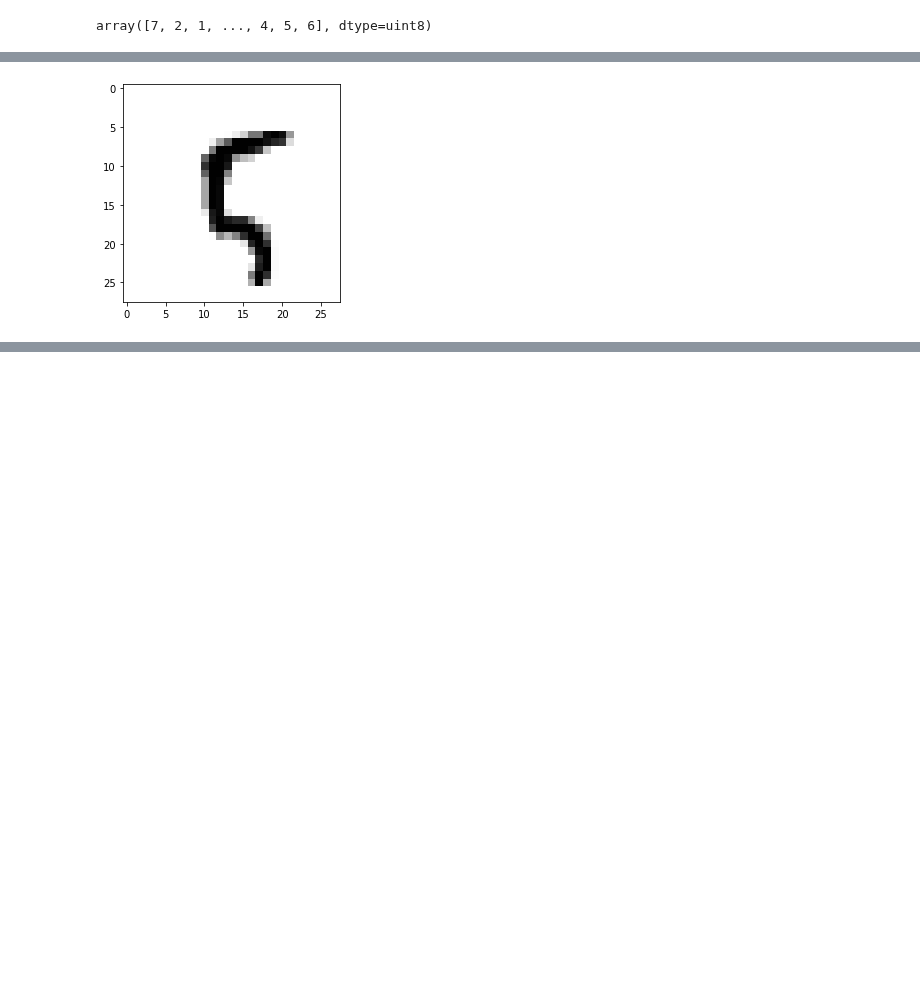
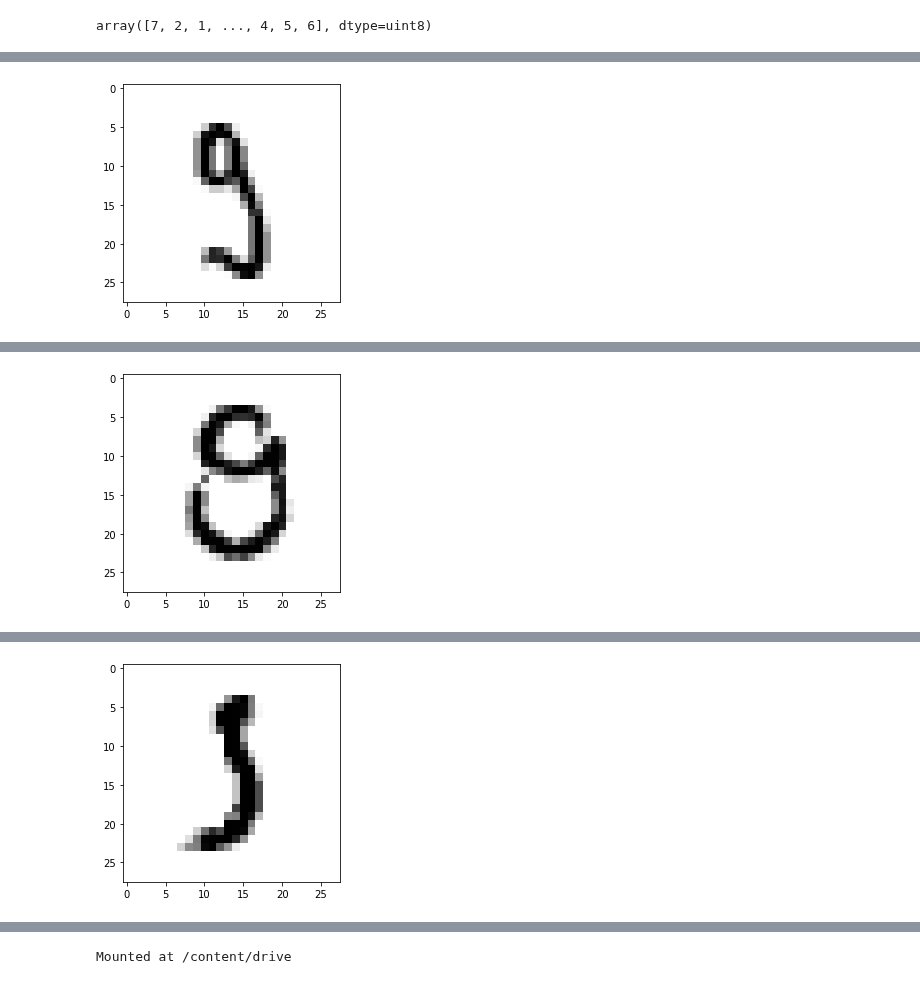
Before and after one commit to s4kh4rov/BMIL, a Jupyter notebook: task_1.ipynb, the cells around one changed output, grey strips where cells are left out. Saved outputs shown, nothing was run; the diff lists cells and outputs as text; code cells hidden in the pictures; blank space fills up the shorter version.

```diff
--- a/task_1.ipynb
+++ b/task_1.ipynb
@@ -69,8 +72,19 @@ test_acc: 0.9771999716758728
-# %%
-digit = train_images[100]
-import matplotlib.pyplot as plt
-digit = digit.reshape(28, 28)
-plt.imshow(digit, cmap=plt.cm.binary)
-plt.show()
-# %% [output]
-[figure, removed]
+# %%
+index = 90
+digit = train_images[index]
+import matplotlib.pyplot as plt
+import matplotlib.image
+for i in range(200):
+  digit = train_images[i]
+  digit = digit.reshape(1,28*28)
+  result = network.predict(digit)
+  if(train_labels[i].argmax()!=result.argmax()):
+    digit = digit.reshape(28, 28)
+    plt.imshow(digit, cmap=plt.cm.binary)
+    plt.show()
+    matplotlib.image.imsave('/content/drive/MyDrive/lab1/img{}.jpeg'.format(i),digit)
+    print('Исходное число ', train_labels[i].argmax())
+    print('Предсказанное число ',result.argmax())
+# digit = digit.reshape(1,28*28)
+# result = network.predict(digit)
+# %% [output]
@@ -76,0 +108 @@ plt.show()
+[figure, added]
@@ -76,0 +126 @@ plt.show()
+[figure, added]
@@ -76,0 +144 @@ plt.show()
+[figure, added]
@@ -76,0 +162,5 @@ plt.show()
+# %%
+from google.colab import drive
+drive.mount('/content/drive')
+# %% [output]
+Mounted at /content/drive
```
Also changed, not shown: parts of 4 cells of this notebook.
